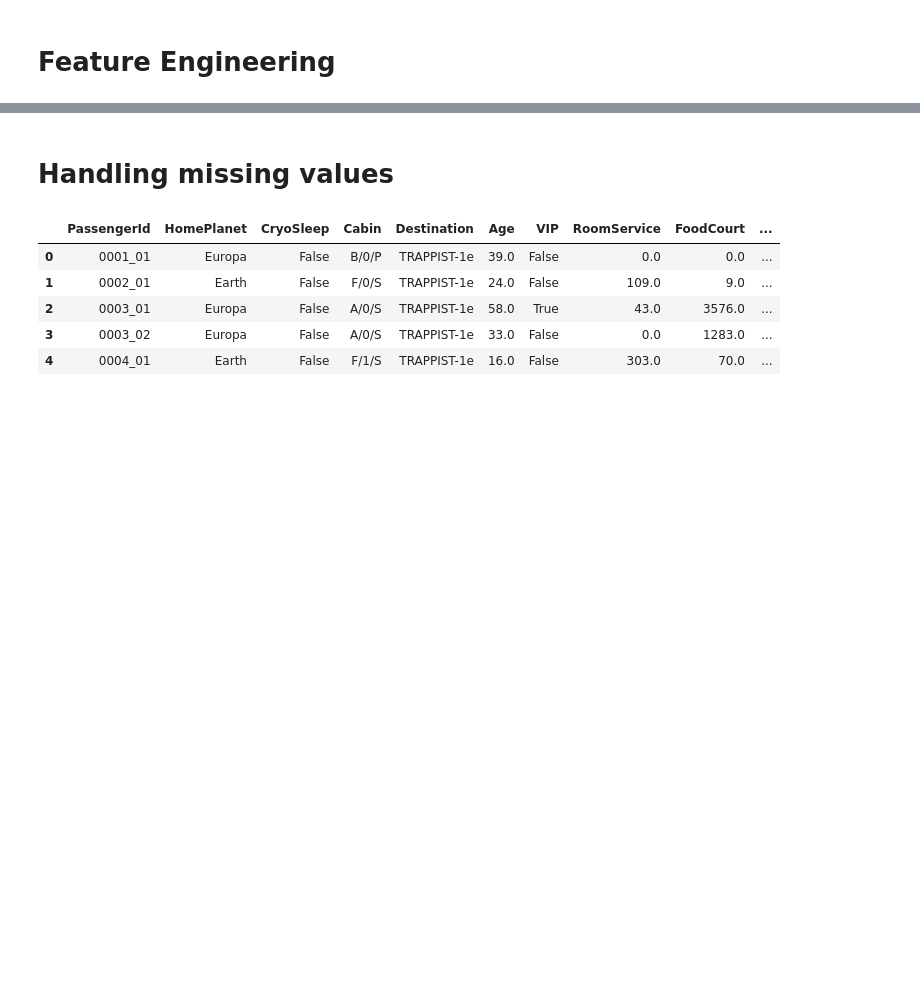
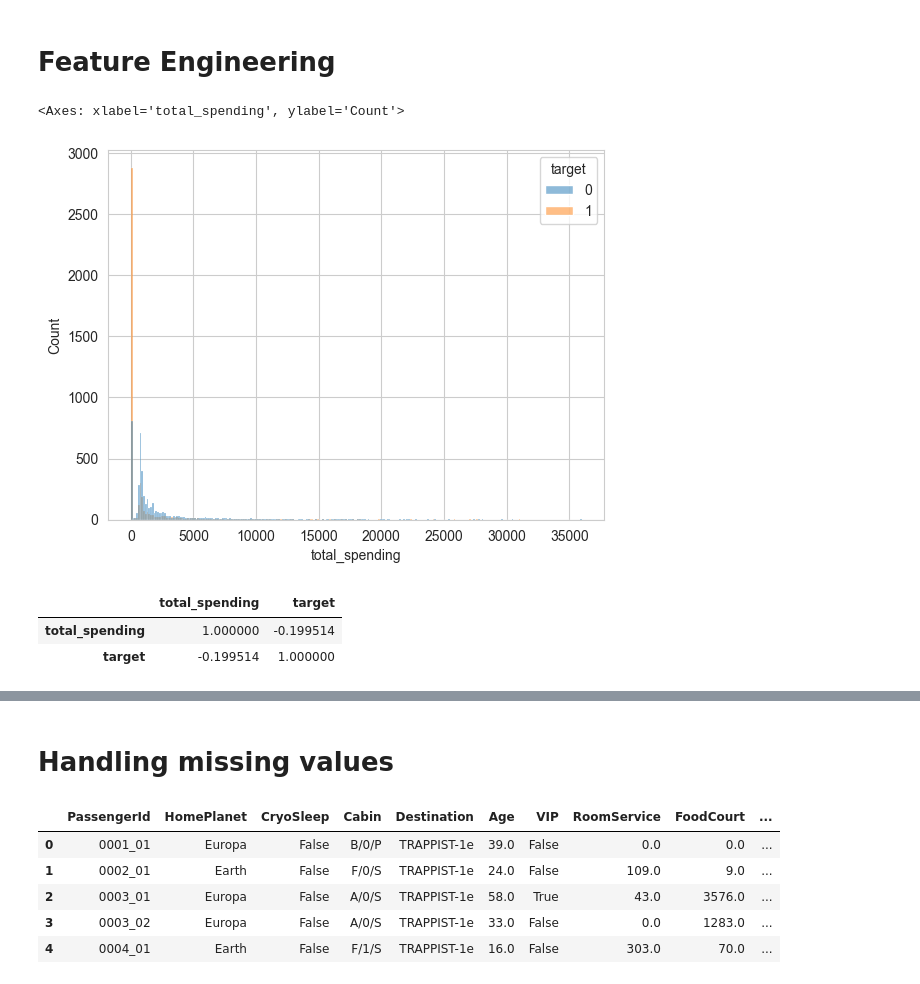
Before and after one commit to KateKorotova/ds_notebooks, a Jupyter notebook: notebooks/spaceship_titanic.ipynb, the cells around one changed output, grey strips where cells are left out. Cells and saved outputs as stored; diff of their text form; code cells hidden in the pictures; blank space fills up the shorter version.

```diff
--- a/notebooks/spaceship_titanic.ipynb
+++ b/notebooks/spaceship_titanic.ipynb
@@ -164,3 +231,18 @@ df['num_cabin'] = df.apply(lambda row: row['Cabin'].split('/')[1] if pd.notna(ro
 df['side_cabin'] = df.apply(lambda row: row['Cabin'].split('/')[2] if pd.notna(row['Cabin']) else row['Cabin'], axis=1)
 # %%
 df['last_name'] = df.apply(lambda row: row['Name'].split()[1] if pd.notna(row['Name']) else row['Name'], axis=1)
+# %%
+df_temp = df.copy()
+# %%
+df_temp['total_spending'] = df_temp.apply(lambda row: row[bill_cols].sum(), axis=1)
+# %%
+sns.histplot(df_temp, x='total_spending', hue='target')
+# %% [output]
+<Axes: xlabel='total_spending', ylabel='Count'>
+[figure, added]
+# %%
+df_temp[['total_spending', 'target']].corr()
+# %% [output]
+|  | total_spending | target |
+| total_spending | 1.000000 | -0.199514 |
+| target | -0.199514 | 1.000000 |
```
Also changed, not shown: parts of 164 cells of this notebook, 1 other file.
